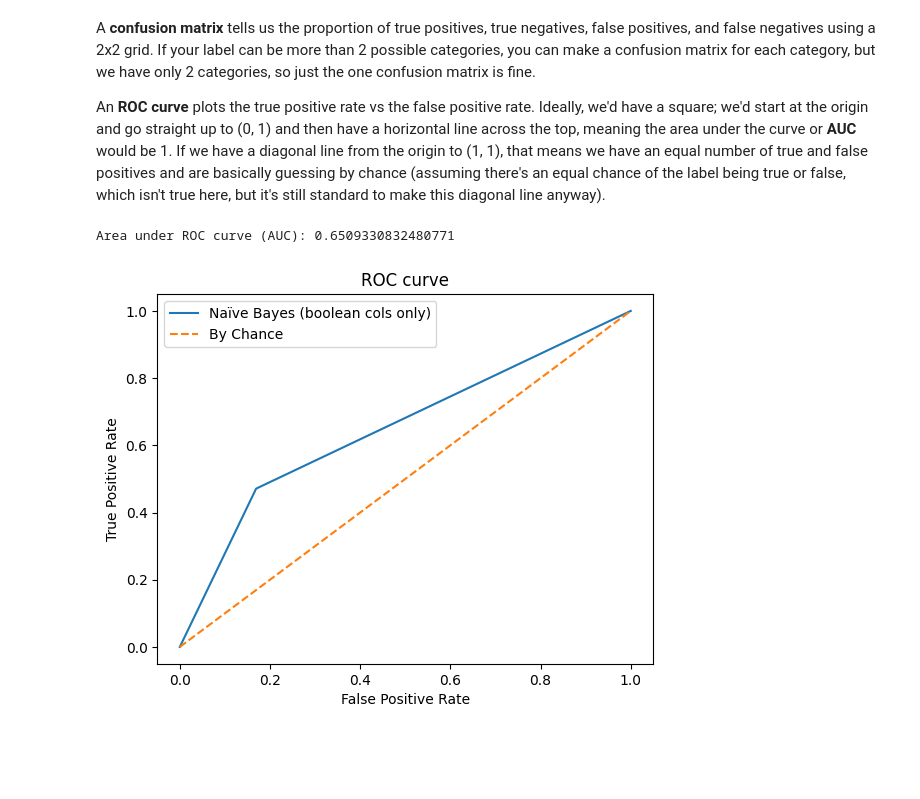
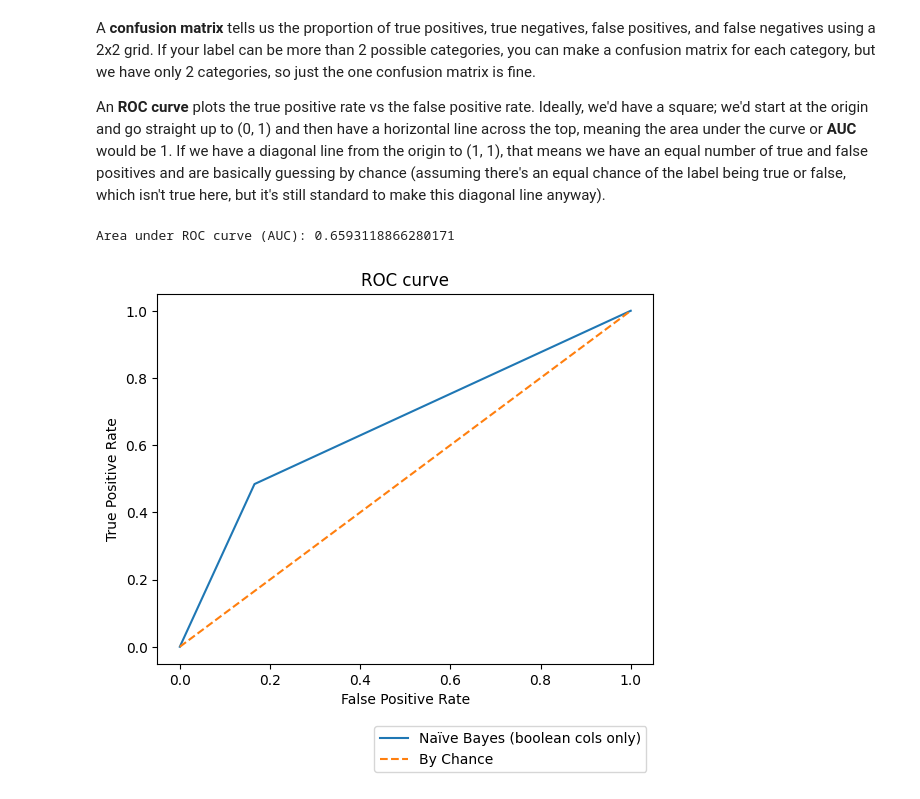
Before and after one commit to AvilashaHaldar/AJH_Kaggle_Alzheimers, a Jupyter notebook: ajh_alzheimers.ipynb, the cells around one changed output. Drawn from its saved outputs; the diff is of its cells as text; code cells hidden in the pictures; blank space fills up the shorter version.

```diff
--- a/ajh_alzheimers.ipynb
+++ b/ajh_alzheimers.ipynb
@@ -243,0 +299,21 @@ def do_naive_bayes_predictions(conditional_probabilities: pd.DataFrame, total_pr
+# %%
+def do_gaussian_bayes_predictions(all_means: pd.DataFrame, all_standard_devs: pd.DataFrame, total_probabilities: pd.Series, gaussian_cols: list, test_data: pd.DataFrame) -> pd.DataFrame:
+    """
+    Here, we calculate the probability of each label value for each row of test data using the outputs from train_gaussian_naive_bayes.
+    """
+    test_data = test_data[gaussian_cols]
+    all_gaussian_results = pd.DataFrame(index=test_data.index, columns=total_probabilities.index)
+
+    for classification in total_probabilities.index:
+        m = all_means[classification]
+        s = all_standard_devs[classification]
+
+        # Here, we're getting the log likelihood of each test_data value using the means and standard deviations of each columns
+        # We then sum across each row, which represents a different patient, since summing the logs
+        # is the same as taking the log of the product of all likelihoods
+
+        # We also sum the log prior probability to give us log(P(A) * L(B|A)) where L is the likelihood
+        log_likelihood = np.sum(np.log(norm.pdf(test_data,m,s)), axis=1) + np.log(total_probabilities[classification])
+        all_gaussian_results[classification] = log_likelihood
+
+    return all_gaussian_results
@@ -276,7 +358,7 @@ def make_ROC_curve(test_predictions: pd.Series, test_answers: pd.Series, label:
 
     plt.plot(false_positive_rate, true_positive_rate, label=label)
     plt.plot([0, 1], ls="--", label="By Chance")
-    plt.legend()
+    plt.legend(bbox_to_anchor = (1, -0.15))
 
     plt.show()
     plt.close()
@@ -400,3 +514,5 @@ test_results_dict, all_test_answers, all_test_predictions = classical_naive_baye
+# %%
+naive_test_results, naive_test_answers, naive_test_predictions = k_fold_train_test_naive_bayes(data, remove_multicollinear_cols=False)
 # %% [markdown]
 We've added up the true positives, true negatives, etc. from all the folds' test data predictions. Let's now make a confusion matrix and ROC curve.
 
@@ -404,7 +520,7 @@ A **confusion matrix** tells us the proportion of true positives, true negatives
 
 An **ROC curve** plots the true positive rate vs the false positive rate. Ideally, we'd have a square; we'd start at the origin and go straight up to (0, 1) and then have a horizontal line across the top, meaning the area under the curve or **AUC** would be 1. If we have a diagonal line from the origin to (1, 1), that means we have an equal number of true and false positives and are basically guessing by chance (assuming there's an equal chance of the label being true or false, which isn't true here, but it's still standard to make this diagonal line anyway).
 # %%
-auc = make_ROC_curve(all_test_predictions, all_test_answers, "Naïve Bayes (boolean cols only)")
+auc = make_ROC_curve(naive_test_predictions, naive_test_answers, "Naïve Bayes (boolean cols only)")
 # %% [output]
-Area under ROC curve (AUC): 0.6509330832480771
+Area under ROC curve (AUC): 0.6593118866280171
-[figure, old version]
+[figure, new version]
```
Also changed, not shown: parts of 70 cells of this notebook.
